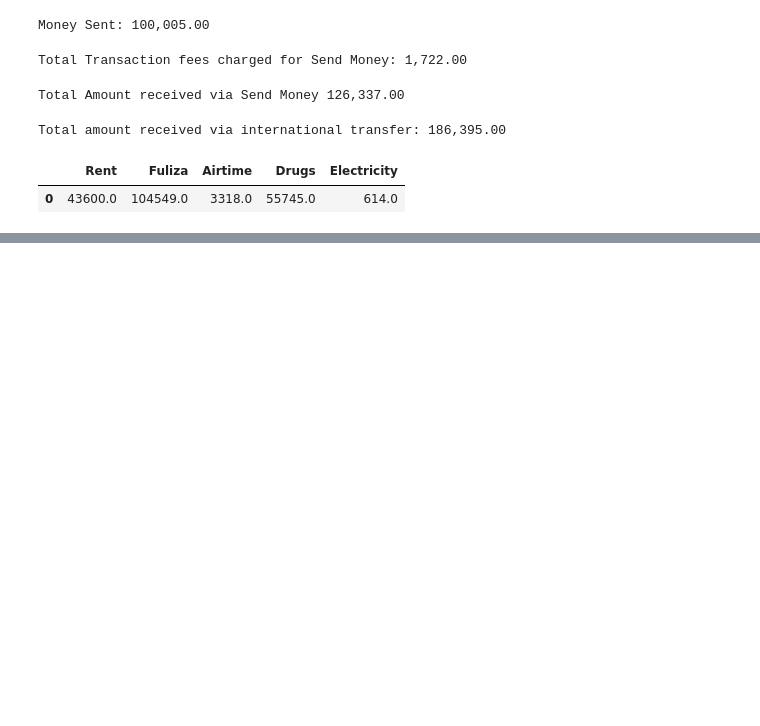
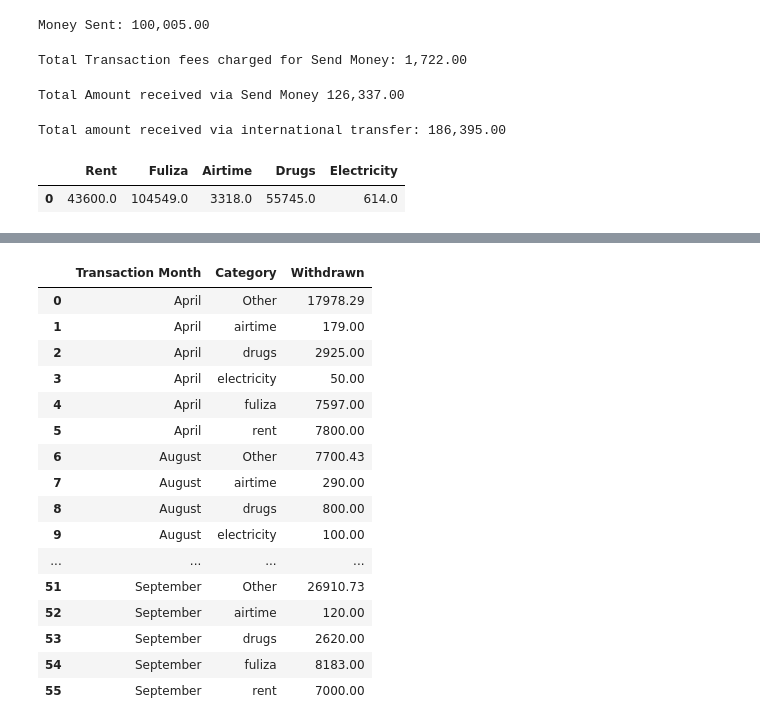
Before and after one commit to Murega14/mpesa_statement_analysis, a Jupyter notebook: mpesa.ipynb, the cells around one changed output, grey strips where cells are left out. Drawn from its saved outputs; the diff is of its cells as text; code cells hidden in the pictures; blank space fills up the shorter version.

Commit message:
final analysis and included a dashboard report

```diff
--- a/mpesa.ipynb
+++ b/mpesa.ipynb
@@ -324,0 +381,55 @@ means_df.to_csv("means.csv")
+# %%
+import re
+# Define the custom mapping of Details to new variables
+custom_mapping = {
+    'Fuliza': 'Fuliza',
+    'Airtime': 'Airtime',
+    'Rent': ['Raymond Mbuvi', 'Cosmic', 'Pay Bill to 247247 - Equity Paybill Account Acc.0300196339189'],
+    'Drugs': ['Bar', 'Kapbrandy', 'Onsare', 'wines', 'Simba', 'Tamasha', 'pub', 'Maina', 'Muganda', 'Wambwa'],
+    'Electricity': 'KPLC'
+}
+
+# Create a new column 'Category' based on the custom mapping
+category_mapping = {}
+for key, value in custom_mapping.items():
+    if isinstance(value, list):
+        for keyword in value:
+            category_mapping[keyword.lower()] = key.lower()
+    else:
+        category_mapping[value.lower()] = key.lower()
+
+# Create a pattern that includes all keywords
+pattern = '|'.join(category_mapping.keys())
+
+# Use str.extract with the updated pattern
+df_pivoted['Category'] = df_pivoted['Details'].str.extract(f'({pattern})', flags=re.IGNORECASE, expand=False).str.lower()
+
+# Map the 'Category' column using the case-insensitive mapping with a default value for NaN
+df_pivoted['Category'] = df_pivoted['Category'].apply(lambda x: category_mapping.get(x, 'Other'))
+
+# Grouping the data
+grouped_data = df_pivoted.groupby(['Transaction Month', 'Category'])['Withdrawn'].sum().reset_index()
+
+
+
+pd.DataFrame(grouped_data)
+
+grouped_data
+# %% [output]
+|  | Transaction Month | Category | Withdrawn |
+| 0 | April | Other | 17978.29 |
+| 1 | April | airtime | 179.00 |
+| 2 | April | drugs | 2925.00 |
+| 3 | April | electricity | 50.00 |
+| 4 | April | fuliza | 7597.00 |
+| 5 | April | rent | 7800.00 |
+| 6 | August | Other | 7700.43 |
+| 7 | August | airtime | 290.00 |
+| 8 | August | drugs | 800.00 |
+| 9 | August | electricity | 100.00 |
+| ... | ... | ... | ... |
+| 51 | September | Other | 26910.73 |
+| 52 | September | airtime | 120.00 |
+| 53 | September | drugs | 2620.00 |
+| 54 | September | fuliza | 8183.00 |
+| 55 | September | rent | 7000.00 |
```
Also changed, not shown: parts of 3 cells of this notebook, 3 other files.
